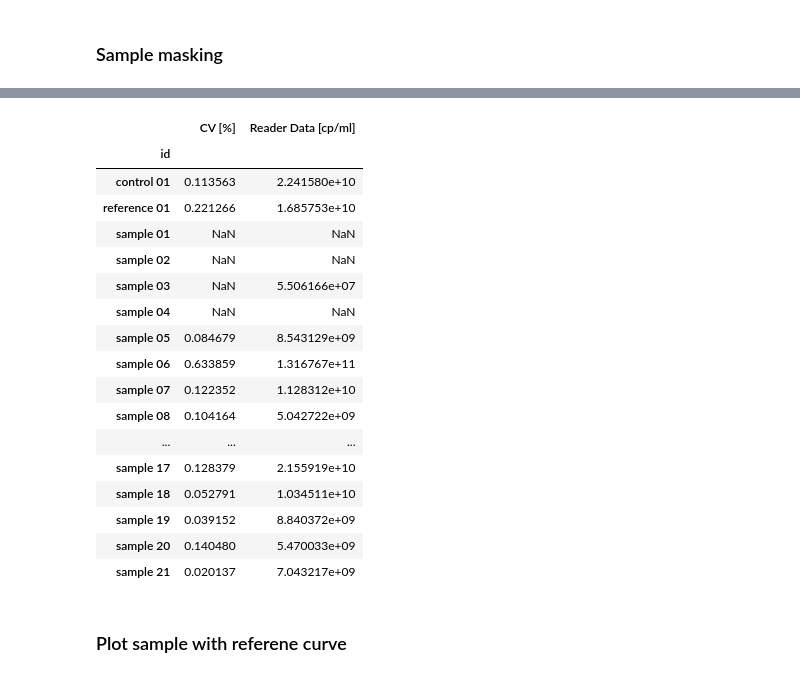
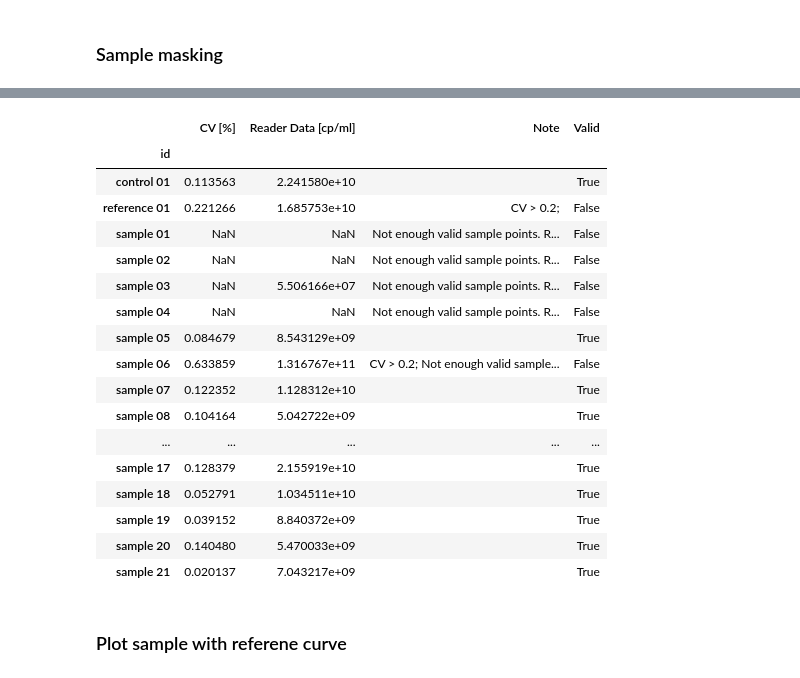
Before and after one commit to igicerovsky/elisa-report, a Jupyter notebook: report_notebook_steps_inplace.ipynb, the cells around one changed output, grey strips where cells are left out. Saved outputs shown, nothing was run; the diff lists cells and outputs as text; code cells hidden in the pictures.

```diff
--- a/report_notebook_steps_inplace.ipynb
+++ b/report_notebook_steps_inplace.ipynb
@@ -750,20 +778,24 @@ samplesk
 # %% [markdown]
 ### Sample masking
 # %%
-def mask_fn(val, odmin, odmax):
-    return not(val >= odmin and val <= odmax)
+from decimal import Decimal
+import math
 
-def mask_reason_fn(val, odmin, odmax):
+def mask_reason_fn(val, odmin, odmax, note):
     if val < odmin:
-        return 'Measured OD below reference {0:.3f} < {1:.3f}'.format(val, odmin)
+        return '{2} {0:.3e} < {1:.3e}'.format(Decimal(val), Decimal(odmin), note)
     if val > odmax:
-        return 'Measured OD above reference {0:.3f} > {1:.3f}'.format(val, odmax)
+        return '{2} {0:.3e} > {1:.3e}'.format(Decimal(val), Decimal(odmin), note)
+    if math.isnan(val):
+        return 'NaN'
     return None
 
 print('Optical density range = <{0:.4f}, {1:.4f}>'.format(od_min, od_max))
-
-# samplesk.loc[:, ['mask']] = samplesk.apply(lambda x: mask_fn(x['OD_delta'], od_min, od_max), axis=1)
-samplesk.loc[:, ['mask_reason']] = samplesk.apply(lambda x: mask_reason_fn(x['OD_delta'], od_min, od_max), axis=1)
+print('Backfit range = <{0:.4e}, {1:.4e}>'.format(Decimal(sv_min), sv_max))
+od_note = 'Measured OD'
+samplesk.loc[:, ['od_mask_reason']] = samplesk.apply(lambda x: mask_reason_fn(x['OD_delta'], od_min, od_max, od_note), axis=1)
+sv_note = 'Backfit'
+samplesk.loc[:, ['mask_reason']] = samplesk.apply(lambda x: mask_reason_fn(x['backfit'], sv_min, sv_max, sv_note), axis=1)
 samplesk
 # %% [output]
 Optical density range = <0.0465, 1.4609>
@@ -840,41 +911,41 @@ mean = 5.506e+07 [cp/ml]
 # %%
-sample_results = pd.DataFrame(columns=['id', 'CV [%]', 'Reader Data [cp/ml]'])
+sample_results = pd.DataFrame(columns=['id', 'CV [%]', 'Reader Data [cp/ml]', 'Note', 'Valid'])
 knum = 1
-s = process_sample(samplesk, 'k', knum)
-sample_results.loc[len(sample_results)] = ['control {:02d}'.format(knum), s[1], s[2]]
+s = sample_check(samplesk, 'k', knum)
+sample_results.loc[len(sample_results)] = ['control {:02d}'.format(knum), s['cv'], s['mean'], s['note'], s['valid']]
 
 rnum = 1
-s = process_sample(samplesk, 'r', rnum)
-sample_results.loc[len(sample_results)] = ['reference {:02d}'.format(knum), s[1], s[2]]
+s = sample_check(samplesk, 'r', rnum)
+sample_results.loc[len(sample_results)] = ['reference {:02d}'.format(knum), s['cv'], s['mean'], s['note'], s['valid']]
 
 for i in sample_nums:
     stype = 's'
-    s = process_sample(samplesk, 's', i)
-    sample_results.loc[len(sample_results)] = ['sample {:02d}'.format(i), s[1], s[2]]
+    s = sample_check(samplesk, 's', i)
+    sample_results.loc[len(sample_results)] = ['sample {:02d}'.format(i), s['cv'], s['mean'], s['note'], s['valid']]
 
 sample_results.set_index(sample_results['id'], inplace=True)
 sample_results = sample_results.drop('id', axis=1)
 sl = sample_results
 display(sl)
 # %% [output]
-|  | CV [%] | Reader Data [cp/ml] |
-| id |  |  |
-| control 01 | 0.113563 | 2.241580e+10 |
-| reference 01 | 0.221266 | 1.685753e+10 |
-| sample 01 | NaN | NaN |
-| sample 02 | NaN | NaN |
-| sample 03 | NaN | 5.506166e+07 |
-| sample 04 | NaN | NaN |
-| sample 05 | 0.084679 | 8.543129e+09 |
-| sample 06 | 0.633859 | 1.316767e+11 |
-| sample 07 | 0.122352 | 1.128312e+10 |
-| sample 08 | 0.104164 | 5.042722e+09 |
-| ... | ... | ... |
-| sample 17 | 0.128379 | 2.155919e+10 |
-| sample 18 | 0.052791 | 1.034511e+10 |
-| sample 19 | 0.039152 | 8.840372e+09 |
-| sample 20 | 0.140480 | 5.470033e+09 |
-| sample 21 | 0.020137 | 7.043217e+09 |
+|  | CV [%] | Reader Data [cp/ml] | Note | Valid |
+| id |  |  |  |  |
+| control 01 | 0.113563 | 2.241580e+10 |  | True |
+| reference 01 | 0.221266 | 1.685753e+10 | CV > 0.2; | False |
+| sample 01 | NaN | NaN | Not enough valid sample points. R... | False |
+| sample 02 | NaN | NaN | Not enough valid sample points. R... | False |
+| sample 03 | NaN | 5.506166e+07 | Not enough valid sample points. R... | False |
+| sample 04 | NaN | NaN | Not enough valid sample points. R... | False |
+| sample 05 | 0.084679 | 8.543129e+09 |  | True |
+| sample 06 | 0.633859 | 1.316767e+11 | CV > 0.2; Not enough valid sample... | False |
+| sample 07 | 0.122352 | 1.128312e+10 |  | True |
+| sample 08 | 0.104164 | 5.042722e+09 |  | True |
+| ... | ... | ... | ... | ... |
+| sample 17 | 0.128379 | 2.155919e+10 |  | True |
+| sample 18 | 0.052791 | 1.034511e+10 |  | True |
+| sample 19 | 0.039152 | 8.840372e+09 |  | True |
+| sample 20 | 0.140480 | 5.470033e+09 |  | True |
+| sample 21 | 0.020137 | 7.043217e+09 |  | True |
 # %% [markdown]
 ### Plot sample with referene curve
 # %%
```
Also changed, not shown: parts of 11 cells of this notebook, 4 other files.
